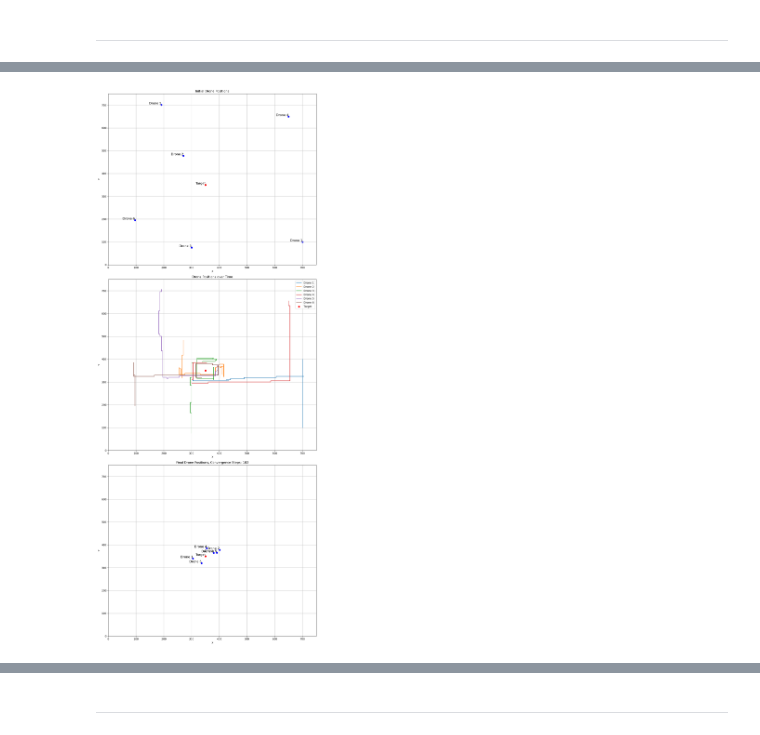
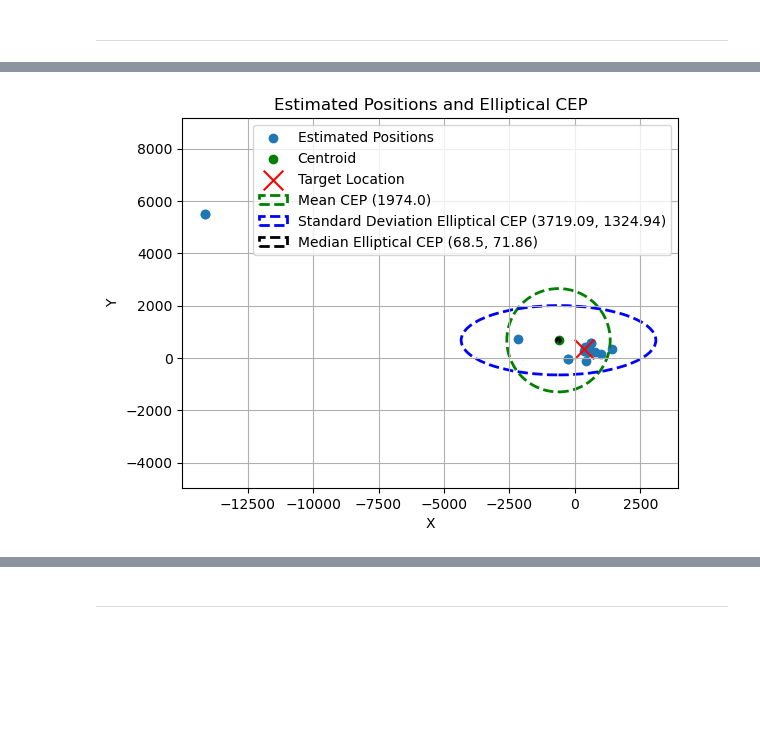
Before and after one commit to raneyoliver/CS8321Labs-public, a Jupyter notebook: lab5/Lab5_FinalProject_Iter2.ipynb, the cells around one changed output, grey strips where cells are left out. Drawn from its saved outputs; the diff is of its cells as text; code cells hidden in the pictures; blank space fills up the shorter version.

Commit message:
updated error sources
Updated to combine all error sources

```diff
--- a/lab5/Lab5_FinalProject_Iter2.ipynb
+++ b/lab5/Lab5_FinalProject_Iter2.ipynb
@@ -375,50 +504,42 @@ def plot_locations(initial_locations, final_locations, target_location, numsteps
 # %%
-# Number of drones (agents)
-num_drones = 6
-env = DroneEnv(num_drones)
+# Assuming LOCASoln is returned from the function call
+# LOCASoln is a list of estimated positions (numpy arrays)
+estimated_positions = np.array(env.LOCASoln)
 
-# Training
-obs = env.reset()
-initial_drones_location = env.drones_location  # Initial drone positions
+# Calculate elliptical CEP
+std_x, std_y, mean_x, mean_y, median_x, median_y, mad_x, mad_y = calculate_elliptical_CEP(estimated_positions)
+print("Standard Deviation (x,y):",  np.round(std_x,2),", ",np.round(std_y,2))
+print("Mean Target Estimate (x,y):", np.round(mean_x,2),", ",np.round(mean_y,2))
+print("Median Target Estimate (x,y):", np.round(median_x, 2),", ",np.round(median_y,2))
+print("Median Absolute Distance  (x,y):", np.round(mad_x, 2),", ",np.round(mad_y,2))
 
-#TODO - comment the following print statement
-print("initial target locations")
-print(initial_drones_location)
+# Plotting the results
+plt.figure()
+plt.scatter(estimated_positions[:, 0], estimated_positions[:, 1], label='Estimated Positions')
+plt.scatter(mean_x, mean_y, color='green', label='Centroid')
+plt.scatter(env.target_location[0][0],env.target_location[0][1],color='red', label='Target Location', marker='x',s=200)
 
-print('Initial LOCA Target Estimate: ', env.localization_est)
-print('Initial LOCA Error (m): ', env.loca_err)
-initial_LOCA = env.LOCASoln
+# Plot circle using std deviations of x & y values
+radius = np.sqrt(std_x**2 + std_y**2) / 2
+mean_cep_legend = f'Mean CEP ({np.round(radius)})'
+circle_median = Ellipse((mean_x, mean_y), 2*radius, 2*radius, edgecolor='green', facecolor='none', linestyle='--', linewidth=2, label=mean_cep_legend)
+plt.gca().add_patch(circle_median)
 
-for _ in range(1000):
-    actions = [env.choose_action(agent, env.convert_state_to_int(env.drones_location[agent])) for agent in range(num_drones)]
-    #print("Actions:", actions)  # Add this line to print the actions chosen by each agent
-    next_obs, rewards, done, _ = env.step(actions)
-    for agent in range(num_drones):
-        state = int(env.convert_state_to_int(env.drones_location[agent]))
-       # print(f"Agent {agent + 1} state: {state}")  # Add this line to print the state
-        action = actions[agent]
-        next_state = env.convert_state_to_int(next_obs[agent])
-        reward = rewards[agent]
-        env.update_q_table(agent, state, action, reward, next_state)
-    obs = next_obs
-    if done:
-        final_drones_location = env.drones_location
+# Plot ellipse using standard deviations
+std_cep_legend = f'Standard Deviation Elliptical CEP ({np.round(std_x, 2)}, {np.round(std_y, 2)})'
+ellipse_std = Ellipse((mean_x, mean_y), 2*std_x, 2*std_y, edgecolor='blue', facecolor='none', linestyle='--', linewidth=2, label=std_cep_legend)
+plt.gca().add_patch(ellipse_std)
 
-        break
+# Plot ellipse using median absolute distance values
+median_cep_legend = f'Median Elliptical CEP ({np.round(mad_x, 2)}, {np.round(mad_y, 2)})'
+ellipse_median = Ellipse((mean_x, mean_y), 2*mad_x, 2*mad_y, edgecolor='black', facecolor='none', linestyle='--', linewidth=2, label=median_cep_legend)
+plt.gca().add_patch(ellipse_median)
 
-initial_distances = np.linalg.norm(env.target_location - env.initial_loc, axis=1)
-
-final_drones_location = env.drones_location
-final_distances = np.linalg.norm(env.target_location - env.drones_location, axis=1)
-final_LOCA = env.LOCASoln
-print("Initial Drone-to-Target Distances\n",initial_distances)
-print("Final Drone-to-Target Distances\n",final_distances)
-plot_locations(env.initial_loc, final_drones_location, env.target_location, env.current_step)
-
-received_power_initial = -1 * 20 * np.log10((4 * np.pi * initial_distances * 5e9) / 3e8) + env.target_power
-print("Initial Power",np.round(received_power_initial,2))
-received_power_final = -1 * 20 * np.log10((4 * np.pi * final_distances * 5e9) / 3e8) + env.target_power
-print("Final Power",np.round(received_power_final,2))
-print("Power Improvement",np.round(received_power_final-received_power_initial,2))
-print("Completion Steps: ", env.current_step)
+plt.xlabel('X')
+plt.ylabel('Y')
+plt.title('Estimated Positions and Elliptical CEP')
+plt.legend()
+plt.grid(True)
+plt.axis('equal')  # Equal aspect ratio
+plt.show()
 # %% [output]
@@ -441 +550 @@ Final Drone-to-Target Distances
-[figure, old version]
+[figure, new version]
```
Also changed, not shown: parts of 8 cells of this notebook, 4 other files.
